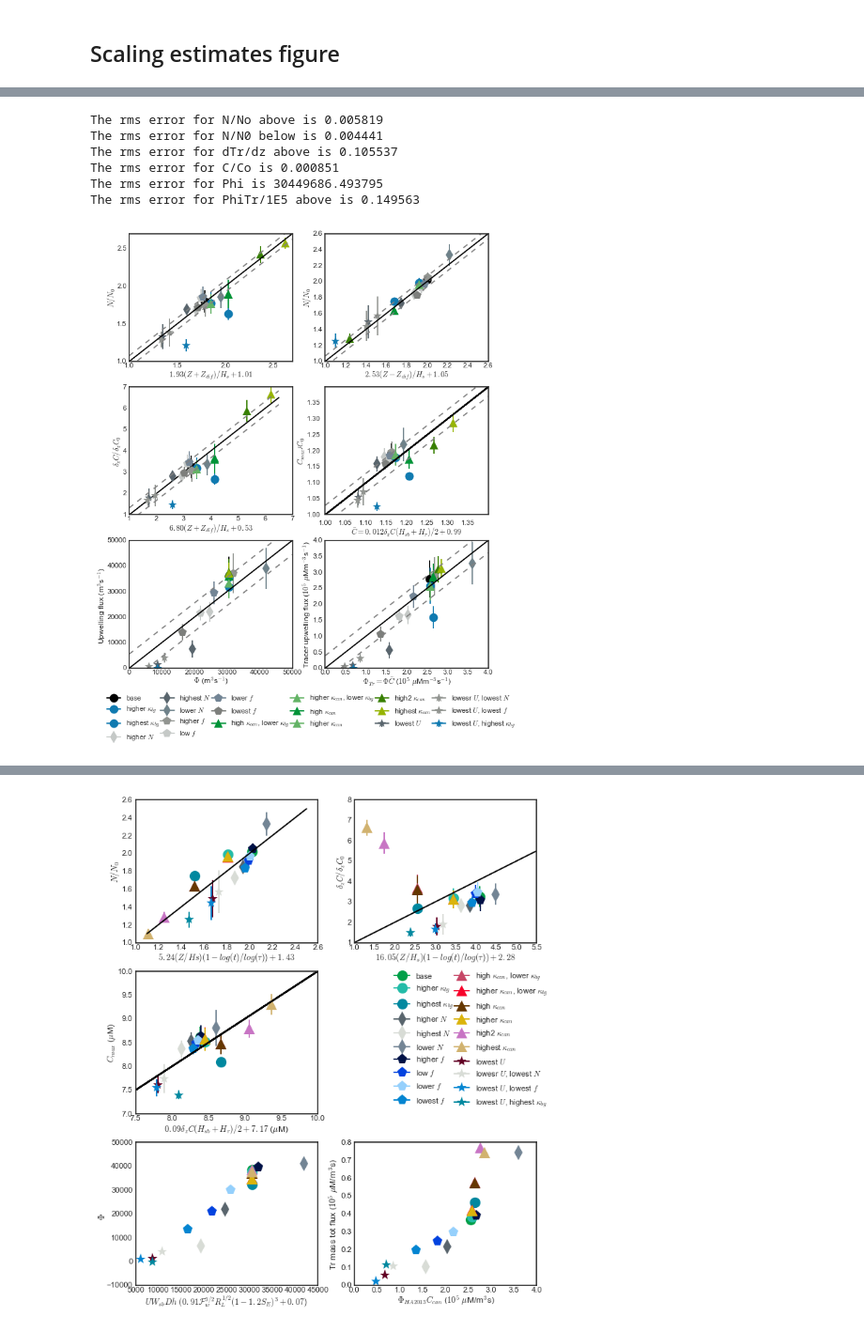
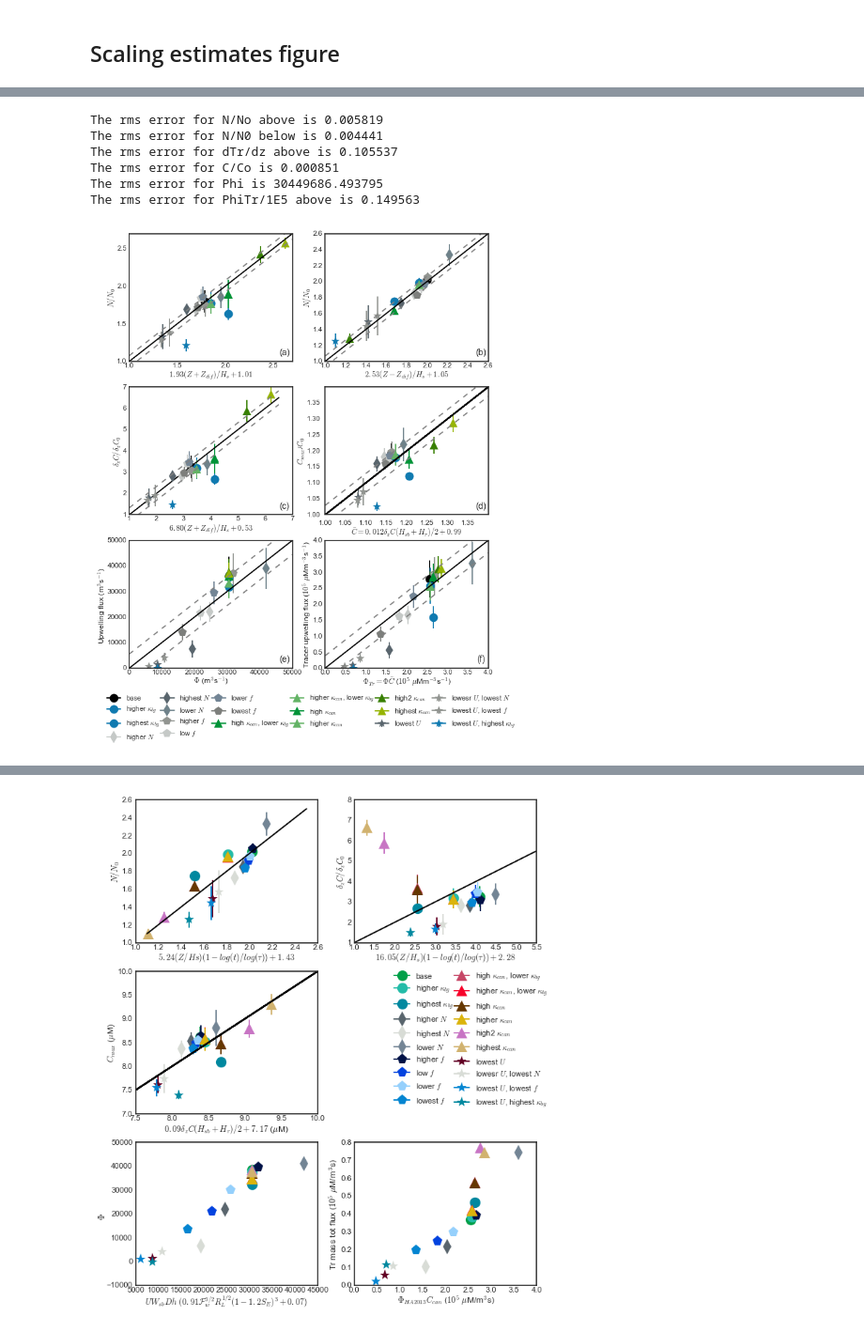
Before and after one commit to UBC-MOAD/outputanalysisnotebooks, a Jupyter notebook: PythonScripts/Paper1Figures/fig_scaling_estimates.ipynb, the cells around one changed output, grey strips where cells are left out. Shown: that part at 94% size. Cells and saved outputs as stored; diff of their text form; code cells hidden in the pictures.

```diff
--- a/PythonScripts/Paper1Figures/fig_scaling_estimates.ipynb
+++ b/PythonScripts/Paper1Figures/fig_scaling_estimates.ipynb
@@ -306,6 +306,9 @@ print('The rms error for N/No above is %f' %mean_sq_err)
 ax0.plot(np.linspace(1.0, 2.7, 50),np.linspace(1.0, 2.7, 50),'k-')
 ax0.set_ylim(1,2.7)
 ax0.set_xlim(1,2.7)
+
+ax0.text(0.92,0.05,'(a)',transform=ax0.transAxes,fontsize=10)
+
 # %%%%%%%%%%%%%%%%%%%%%%%%%%%%%%% N/No %%%%%%%%%%%%%%%%%%%%%%%%%%%%%%%%%%%%%%%%%%%%%%%%%%%%%%%%%%%%%%%%%%%%%%%%%%%
 
 for rec,recNoC in zip(records,recordsNoC):
@@ -339,6 +342,7 @@ print('The rms error for N/N0 below is %f' %mean_sq_err)
 ax1.plot(np.linspace(1, 2.6, 50),np.linspace(1, 2.6, 50),'k-')
 ax1.set_ylim(1,2.6)
 ax1.set_xlim(1,2.6)
+ax1.text(0.92,0.05,'(b)',transform=ax1.transAxes,fontsize=10)
 
 # %%%%%%%%%%%%%%%%%%%%%%%%%%%%%%%% dTr/dz %%%%%%%%%%%%%%%%%%%%%%%%%%%%%%%%%%%%%%%%%%%%%%%%%%%%%%%%%%%%%%%%%%%%%%%%
 ax2.plot(np.linspace(1,6.5, 50),np.linspace(1,6.5, 50),'k-')
@@ -369,6 +373,7 @@ lower_bound = ax2.plot(x_fit,x_fit-(mean_sq_err)**(0.5),linestyle = '--',color='
 print('The rms error for dTr/dz above is %f' %mean_sq_err)
 ax2.set_ylim(1,7)
 ax2.set_xlim(1,7)
+ax2.text(0.92,0.05,'(c)',transform=ax2.transAxes,fontsize=10)
 
 # %%%%%%%%%%%%%%%%%%%%%%%%%%%%%%%%%%% Tracer Conc %%%%%%%%%%%%%%%%%%%%%%%%%%%%%%%%%%%%%%%%%%%%%%%%%%%%%%%%%%%%%%%%
 for rec in records:
@@ -404,6 +409,7 @@ print('The rms error for C/Co is %f' %mean_sq_err)
 ax3.set_ylim(1,1.4)
 ax3.set_xlim(1,1.4)
 
+ax3.text(0.92,0.05,'(d)',transform=ax3.transAxes,fontsize=10)
 
 # %%%%%%%%%%%%%%%%%%%%%%%%%%%%%% Phi %%%%%%%%%%%%%%%%%%%%%%%%%%%%%%%%%%%%%%%%%%%%%%%%%%%%%%%%%%%%%%%%%%%%%%%%%%%%%%
 t=4
@@ -449,6 +455,7 @@ print('The rms error for Phi is %f' %mean_sq_err)
 
 ax4.plot(np.linspace(0,50000, 50),np.linspace(0,50000, 50),'k-')
 ax4.set_ylim(0,50000)
+ax4.text(0.92,0.05,'(e)',transform=ax4.transAxes,fontsize=10)
 
     # %%%%%%%%%%%%%%%%%%%%%%%%%%%%%% Phi_Tr %%%%%%%%%%%%%%%%%%%%%%%%%%%%%%%%%%%%%%%%%%%%%%%%%%%%%%%%%%%%%%%%%%%%%%%%%%%%%%
 for rec,recNoC in zip(records,recordsNoC):
@@ -490,35 +497,36 @@ x_fit = np.linspace(0,4, 50)
 mean_sq_err = np.mean(((maxN_array)-(tilt_array))**2)
 upper_bound = ax5.plot(x_fit,x_fit+(mean_sq_err)**(0.5),linestyle = '--',color='0.5')
 lower_bound = ax5.plot(x_fit,x_fit-(mean_sq_err)**(0.5),linestyle = '--',color='0.5')
 print('The rms error for PhiTr/1E5 above is %f' %mean_sq_err)
 
 ax5.set_ylim(0,4)
 ax5.plot(np.linspace(0,4, 50),np.linspace(0,4, 50),'k-')
+ax5.text(0.93,0.05,'(f)',transform=ax5.transAxes,fontsize=10)
 
 
 ax5.legend(bbox_to_anchor=(1.2,-0.15),ncol=6, columnspacing=0.1)
 
 ax0.tick_params(axis='x', pad=1)
 ax1.tick_params(axis='x', pad=1)
 ax2.tick_params(axis='x', pad=1)
 ax4.tick_params(axis='x', pad=1)
 ax5.tick_params(axis='x', pad=1)
 
 ax0.tick_params(axis='y', pad=3)
 ax1.tick_params(axis='y', pad=3)
 ax2.tick_params(axis='y', pad=3)
 ax4.tick_params(axis='y', pad=3)
 ax5.tick_params(axis='y', pad=3)
 
-plt.savefig('figure8.eps',format='eps',bbox_inches='tight')
+plt.savefig('figure9.eps',format='eps',bbox_inches='tight')
 # %% [output]
 The rms error for N/No above is 0.005819
 The rms error for N/N0 below is 0.004441
 The rms error for dTr/dz above is 0.105537
 The rms error for C/Co is 0.000851
 The rms error for Phi is 30449686.493795
 The rms error for PhiTr/1E5 above is 0.149563
-[figure, old version]
+[figure, new version]
 # %%
 print ("\t".join(['Exp name&','Phi 1E4&','PhiTr 1E5&', 'Total HCW $10^{10}$ m$^3$&',
                   'CanyonHCW&',  'TotTrMassHCW $10^{11}$ $\mu$Mm$^3$&', 'CanyonTrMassHCW&',
```
